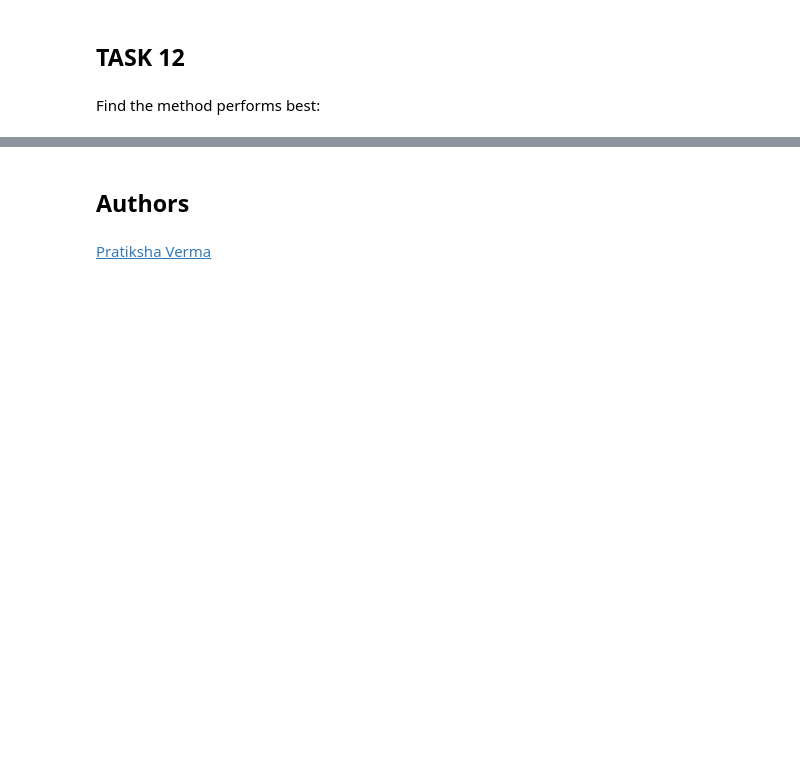
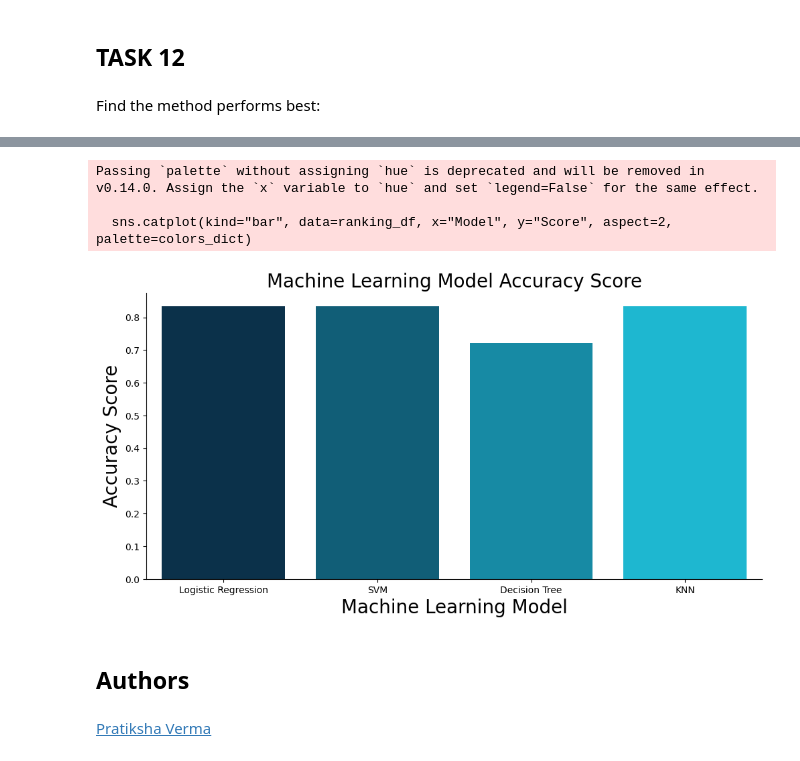
Before and after one commit to DanielFukson/DF-spacex-ds-capstone-project, a Jupyter notebook: 7_DF_spacex_Machine Learning Prediction.ipynb, the cells around one changed output, grey strips where cells are left out. Saved outputs shown, nothing was run; the diff lists cells and outputs as text; code cells hidden in the pictures; blank space fills up the shorter version.

```diff
--- a/7_DF_spacex_Machine Learning Prediction.ipynb
+++ b/7_DF_spacex_Machine Learning Prediction.ipynb
@@ -327,3 +401,16 @@ ranking_df
+# %%
+# Plot the model accuracy on a bar chart
+colors_dict = {'Logistic Regression':'#003355', 'SVM':'#006688', 'Decision Tree':'#0099bb', 'KNN':'#00ccee'}
+sns.catplot(kind="bar", data=ranking_df, x="Model", y="Score", aspect=2, palette=colors_dict)
+plt.xlabel("Machine Learning Model", fontsize=20)
+plt.ylabel("Accuracy Score", fontsize=20)
+plt.title("Machine Learning Model Accuracy Score", fontsize=20)
+plt.show()
+# %% [output]
+Passing `palette` without assigning `hue` is deprecated and will be removed in v0.14.0. Assign the `x` variable to `hue` and set `legend=False` for the same effect.
+
+  sns.catplot(kind="bar", data=ranking_df, x="Model", y="Score", aspect=2, palette=colors_dict)
+[figure, added]
 # %% [markdown]
 ## Authors
 # %% [markdown]
```
Also changed, not shown: parts of 15 cells of this notebook.
